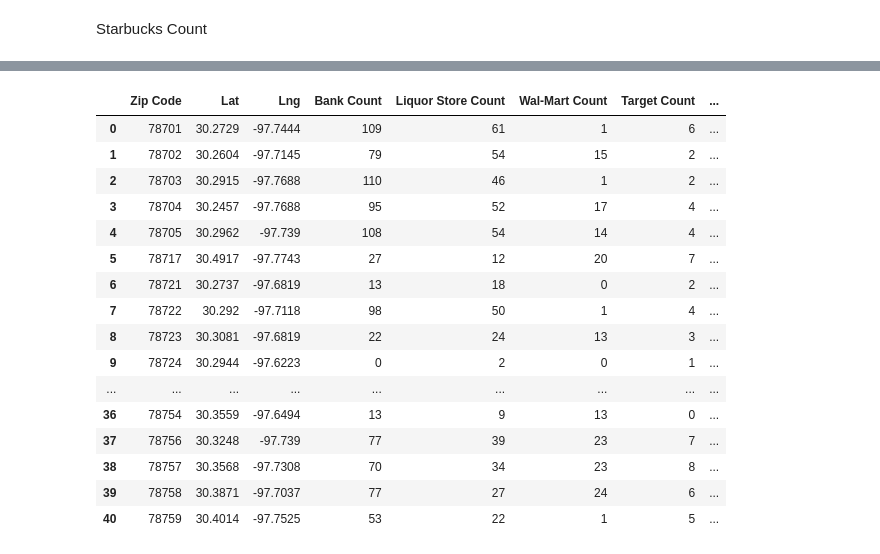
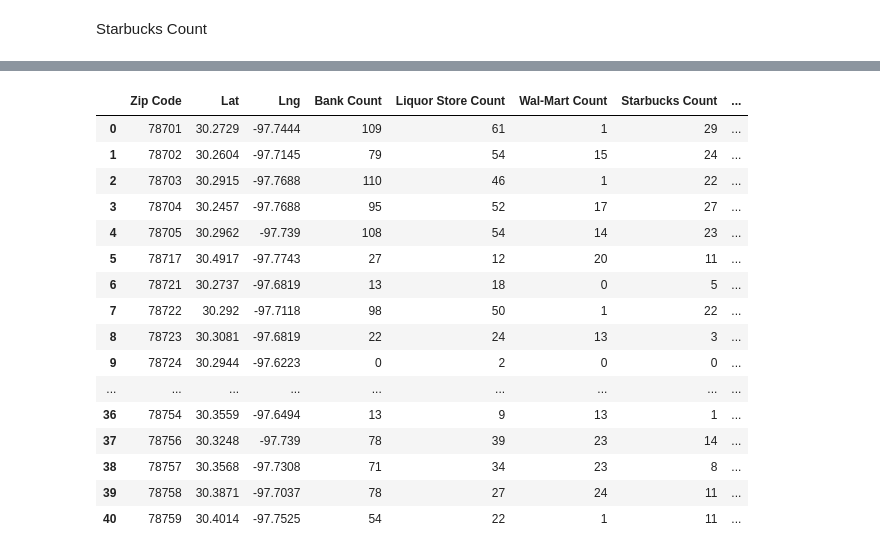
Before and after one commit to KeithBreach/project-01, a Jupyter notebook: notebooks/6.1.businesses.by.zip.ipynb, the cells around one changed output, grey strips where cells are left out. Saved outputs shown, nothing was run; the diff lists cells and outputs as text; code cells hidden in the pictures.

```diff
--- a/businesses_by_zip/businesses_by_zip.ipynb
+++ b/notebooks/6.1.businesses.by.zip.ipynb
@@ -427,21 +437,22 @@ Final Starbucks Count: 11
-# %%
-biz_by_zip_df.to_csv("biz_by_zip.csv")
-biz_by_zip_df
-# %% [output]
-|  | Zip Code | Lat | Lng | Bank Count | Liquor Store Count | Wal-Mart Count | Target Count | ... |
-| 0 | 78701 | 30.2729 | -97.7444 | 109 | 61 | 1 | 6 | ... |
-| 1 | 78702 | 30.2604 | -97.7145 | 79 | 54 | 15 | 2 | ... |
-| 2 | 78703 | 30.2915 | -97.7688 | 110 | 46 | 1 | 2 | ... |
-| 3 | 78704 | 30.2457 | -97.7688 | 95 | 52 | 17 | 4 | ... |
-| 4 | 78705 | 30.2962 | -97.739 | 108 | 54 | 14 | 4 | ... |
-| 5 | 78717 | 30.4917 | -97.7743 | 27 | 12 | 20 | 7 | ... |
-| 6 | 78721 | 30.2737 | -97.6819 | 13 | 18 | 0 | 2 | ... |
-| 7 | 78722 | 30.292 | -97.7118 | 98 | 50 | 1 | 4 | ... |
-| 8 | 78723 | 30.3081 | -97.6819 | 22 | 24 | 13 | 3 | ... |
-| 9 | 78724 | 30.2944 | -97.6223 | 0 | 2 | 0 | 1 | ... |
-| ... | ... | ... | ... | ... | ... | ... | ... | ... |
-| 36 | 78754 | 30.3559 | -97.6494 | 13 | 9 | 13 | 0 | ... |
-| 37 | 78756 | 30.3248 | -97.739 | 77 | 39 | 23 | 7 | ... |
-| 38 | 78757 | 30.3568 | -97.7308 | 70 | 34 | 23 | 8 | ... |
-| 39 | 78758 | 30.3871 | -97.7037 | 77 | 27 | 24 | 6 | ... |
-| 40 | 78759 | 30.4014 | -97.7525 | 53 | 22 | 1 | 5 | ... |
+# %%
+output = os.path.join(rootdir, "data", "int", "businesses_by_zip.csv")
+biz_by_zip_df.to_csv(output, index=False)
+biz_by_zip_df
+# %% [output]
+|  | Zip Code | Lat | Lng | Bank Count | Liquor Store Count | Wal-Mart Count | Starbucks Count | ... |
+| 0 | 78701 | 30.2729 | -97.7444 | 109 | 61 | 1 | 29 | ... |
+| 1 | 78702 | 30.2604 | -97.7145 | 79 | 54 | 15 | 24 | ... |
+| 2 | 78703 | 30.2915 | -97.7688 | 110 | 46 | 1 | 22 | ... |
+| 3 | 78704 | 30.2457 | -97.7688 | 95 | 52 | 17 | 27 | ... |
+| 4 | 78705 | 30.2962 | -97.739 | 108 | 54 | 14 | 23 | ... |
+| 5 | 78717 | 30.4917 | -97.7743 | 27 | 12 | 20 | 11 | ... |
+| 6 | 78721 | 30.2737 | -97.6819 | 13 | 18 | 0 | 5 | ... |
+| 7 | 78722 | 30.292 | -97.7118 | 98 | 50 | 1 | 22 | ... |
+| 8 | 78723 | 30.3081 | -97.6819 | 22 | 24 | 13 | 3 | ... |
+| 9 | 78724 | 30.2944 | -97.6223 | 0 | 2 | 0 | 0 | ... |
+| ... | ... | ... | ... | ... | ... | ... | ... | ... |
+| 36 | 78754 | 30.3559 | -97.6494 | 13 | 9 | 13 | 1 | ... |
+| 37 | 78756 | 30.3248 | -97.739 | 78 | 39 | 23 | 14 | ... |
+| 38 | 78757 | 30.3568 | -97.7308 | 71 | 34 | 23 | 8 | ... |
+| 39 | 78758 | 30.3871 | -97.7037 | 78 | 27 | 24 | 11 | ... |
+| 40 | 78759 | 30.4014 | -97.7525 | 54 | 22 | 1 | 11 | ... |
```
Also changed, not shown: parts of 6 cells of this notebook, 8 other files.
